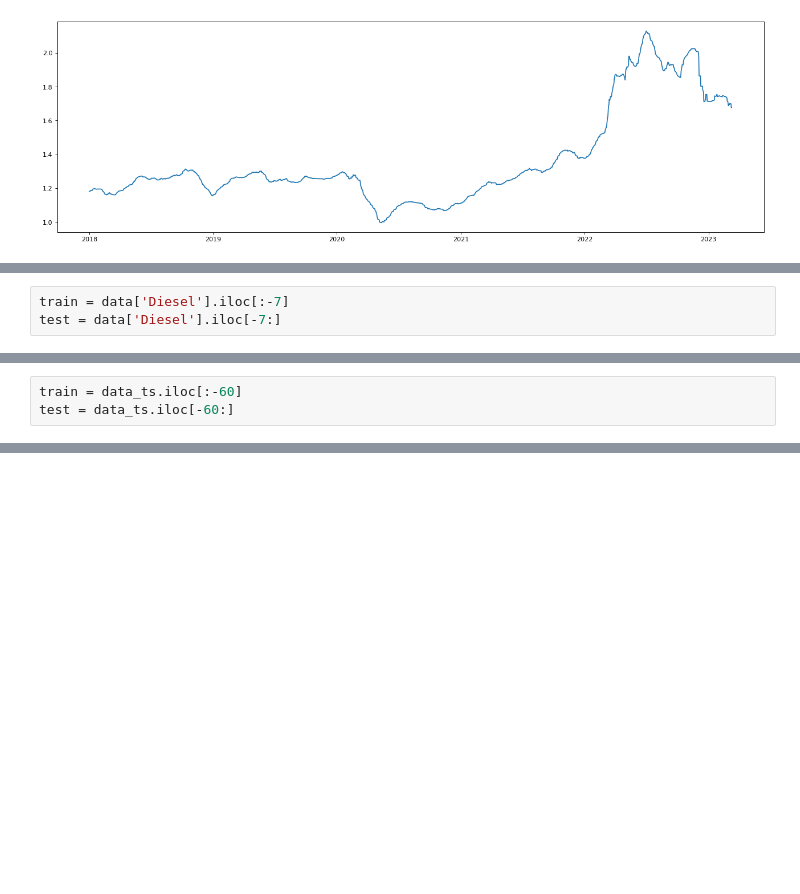
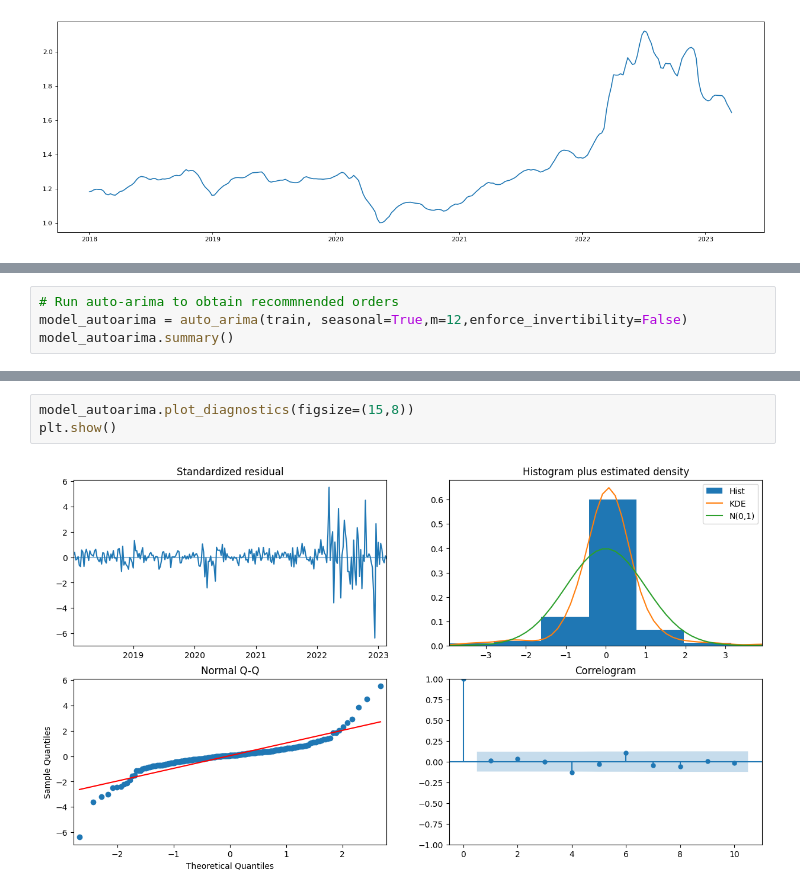
Before and after one commit to Nell87/forecasting_fuelprice, a Jupyter notebook: src/002.modeling.ipynb, the cells around one changed output, grey strips where cells are left out. Drawn from its saved outputs; the diff is of its cells as text; blank space fills up the shorter version.

```diff
--- a/src/002.modeling.ipynb
+++ b/src/002.modeling.ipynb
@@ -115,3 +137,0 @@ strong evidence against the null hypothesis, it's stationary
-# %%
-train = data['Diesel'].iloc[:-7]
-test = data['Diesel'].iloc[-7:]
@@ -325,3 +137,0 @@ Critical values:
-# %%
-train = data_ts.iloc[:-60]
-test = data_ts.iloc[-60:]
@@ -397,0 +162,4 @@ tracking URI: 'http://ec2-52-17-129-153.eu-west-1.compute.amazonaws.com:5000'
+# %%
+# Run auto-arima to obtain recommnended orders
+model_autoarima = auto_arima(train, seasonal=True,m=12,enforce_invertibility=False)
+model_autoarima.summary()
@@ -397,0 +186,5 @@ tracking URI: 'http://ec2-52-17-129-153.eu-west-1.compute.amazonaws.com:5000'
+# %%
+model_autoarima.plot_diagnostics(figsize=(15,8))
+plt.show()
+# %% [output]
+[figure, added]
```
Also changed, not shown: parts of 55 cells of this notebook, 3 other files.
